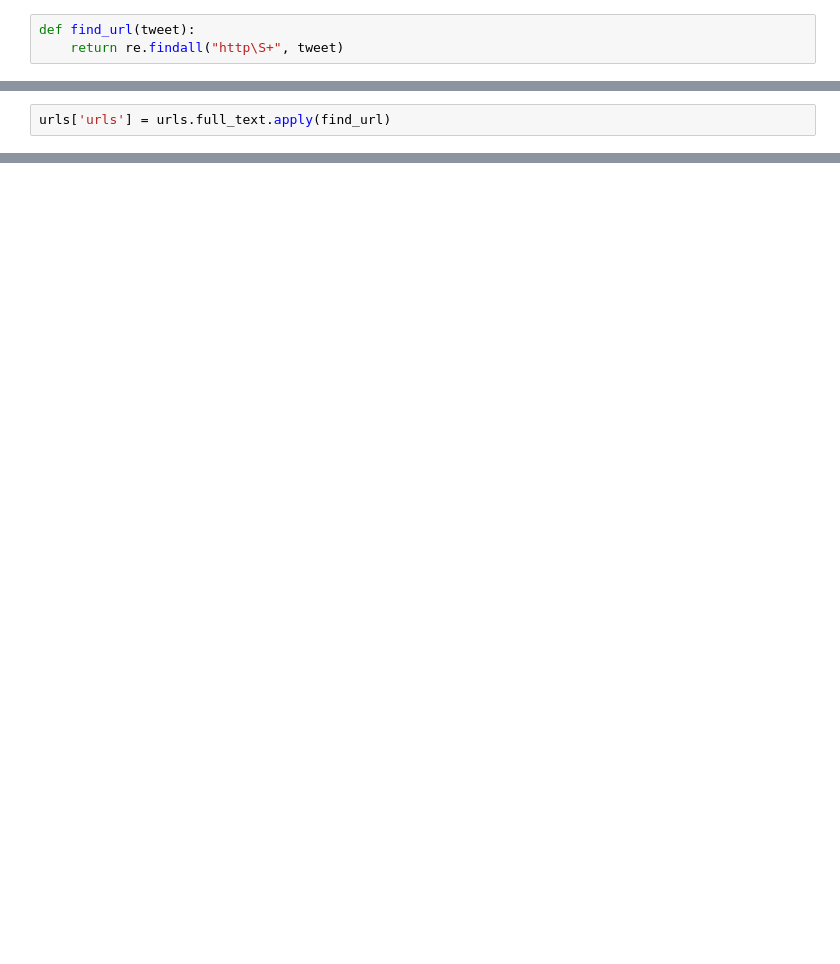
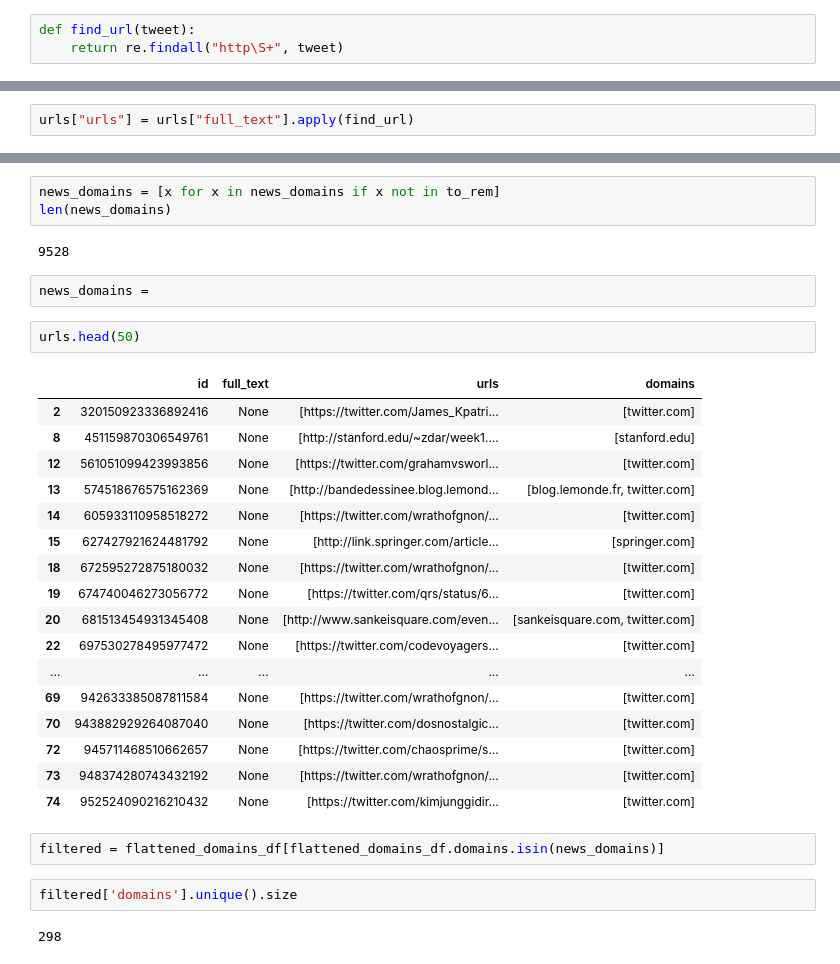
Before and after one commit to gsajko/tweetfeed, a Jupyter notebook: notebooks/extract from url.ipynb, the cells around one changed output, grey strips where cells are left out. Drawn from its saved outputs; the diff is of its cells as text; blank space fills up the shorter version.

```diff
--- a/notebooks/extract from url.ipynb
+++ b/notebooks/extract from url.ipynb
@@ -100,5 +76,5 @@ for i in get_urls:
 # %%
-urls['urls'] = urls.full_text.apply(find_url)
+urls["urls"] = urls["full_text"].apply(find_url)
 # %% [output]
 A value is trying to be set on a copy of a slice from a DataFrame.
 Try using .loc[row_indexer,col_indexer] = value instead
@@ -169,0 +242,33 @@ url_list = urls.urls[13]
+# %%
+news_domains = [x for x in news_domains if x not in to_rem]
+len(news_domains)
+# %% [output]
+9528
+# %%
+news_domains =
+# %%
+urls.head(50)
+# %% [output]
+|  | id | full_text | urls | domains |
+| 2 | 320150923336892416 | None | [https://twitter.com/James_Kpatri... | [twitter.com] |
+| 8 | 451159870306549761 | None | [http://stanford.edu/~zdar/week1.... | [stanford.edu] |
+| 12 | 561051099423993856 | None | [https://twitter.com/grahamvsworl... | [twitter.com] |
+| 13 | 574518676575162369 | None | [http://bandedessinee.blog.lemond... | [blog.lemonde.fr, twitter.com] |
+| 14 | 605933110958518272 | None | [https://twitter.com/wrathofgnon/... | [twitter.com] |
+| 15 | 627427921624481792 | None | [http://link.springer.com/article... | [springer.com] |
+| 18 | 672595272875180032 | None | [https://twitter.com/wrathofgnon/... | [twitter.com] |
+| 19 | 674740046273056772 | None | [https://twitter.com/qrs/status/6... | [twitter.com] |
+| 20 | 681513454931345408 | None | [http://www.sankeisquare.com/even... | [sankeisquare.com, twitter.com] |
+| 22 | 697530278495977472 | None | [https://twitter.com/codevoyagers... | [twitter.com] |
+| ... | ... | ... | ... | ... |
+| 69 | 942633385087811584 | None | [https://twitter.com/wrathofgnon/... | [twitter.com] |
+| 70 | 943882929264087040 | None | [https://twitter.com/dosnostalgic... | [twitter.com] |
+| 72 | 945711468510662657 | None | [https://twitter.com/chaosprime/s... | [twitter.com] |
+| 73 | 948374280743432192 | None | [https://twitter.com/wrathofgnon/... | [twitter.com] |
+| 74 | 952524090216210432 | None | [https://twitter.com/kimjunggidir... | [twitter.com] |
+# %%
+filtered = flattened_domains_df[flattened_domains_df.domains.isin(news_domains)]
+# %%
+filtered['domains'].unique().size
+# %% [output]
+298
```
Also changed, not shown: parts of 60 cells of this notebook, 6 other files.
